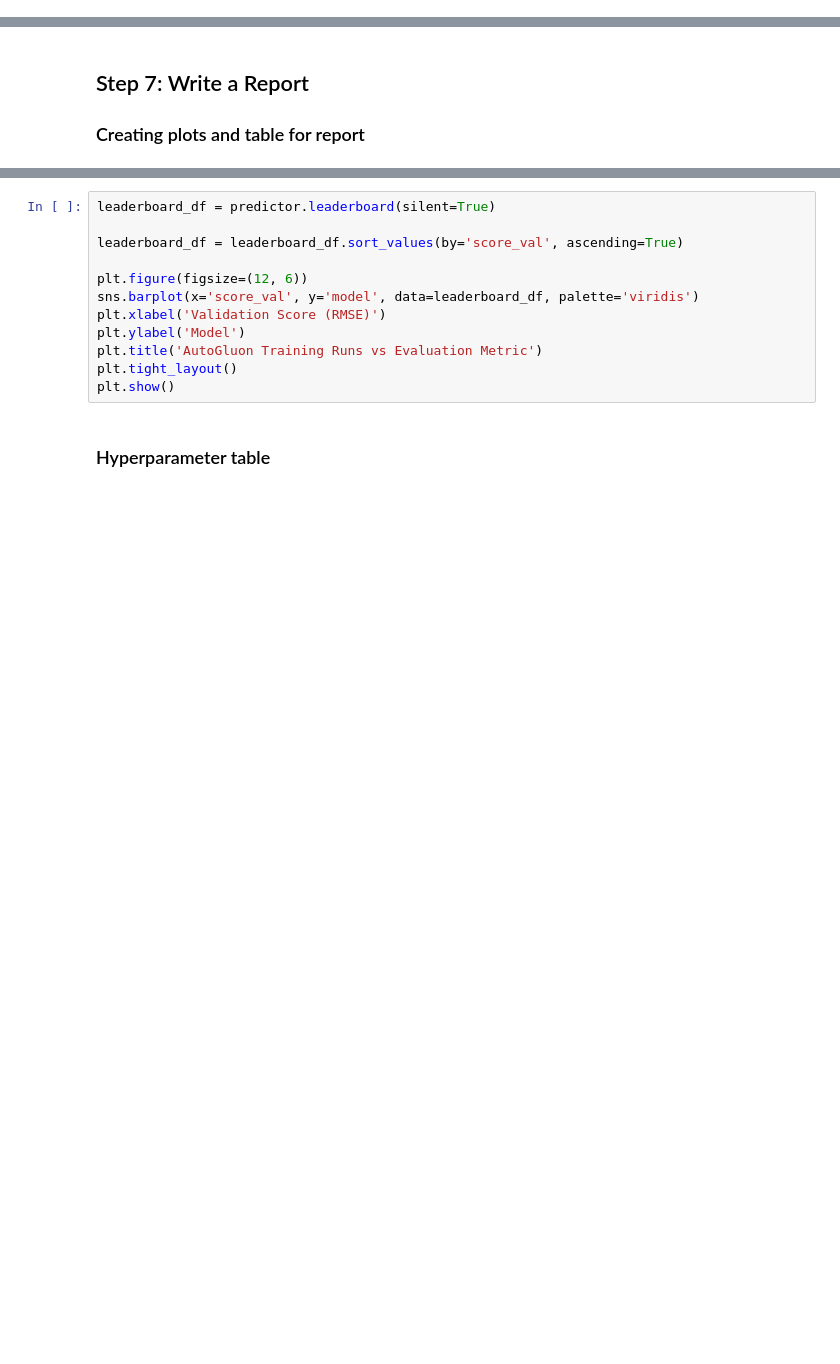
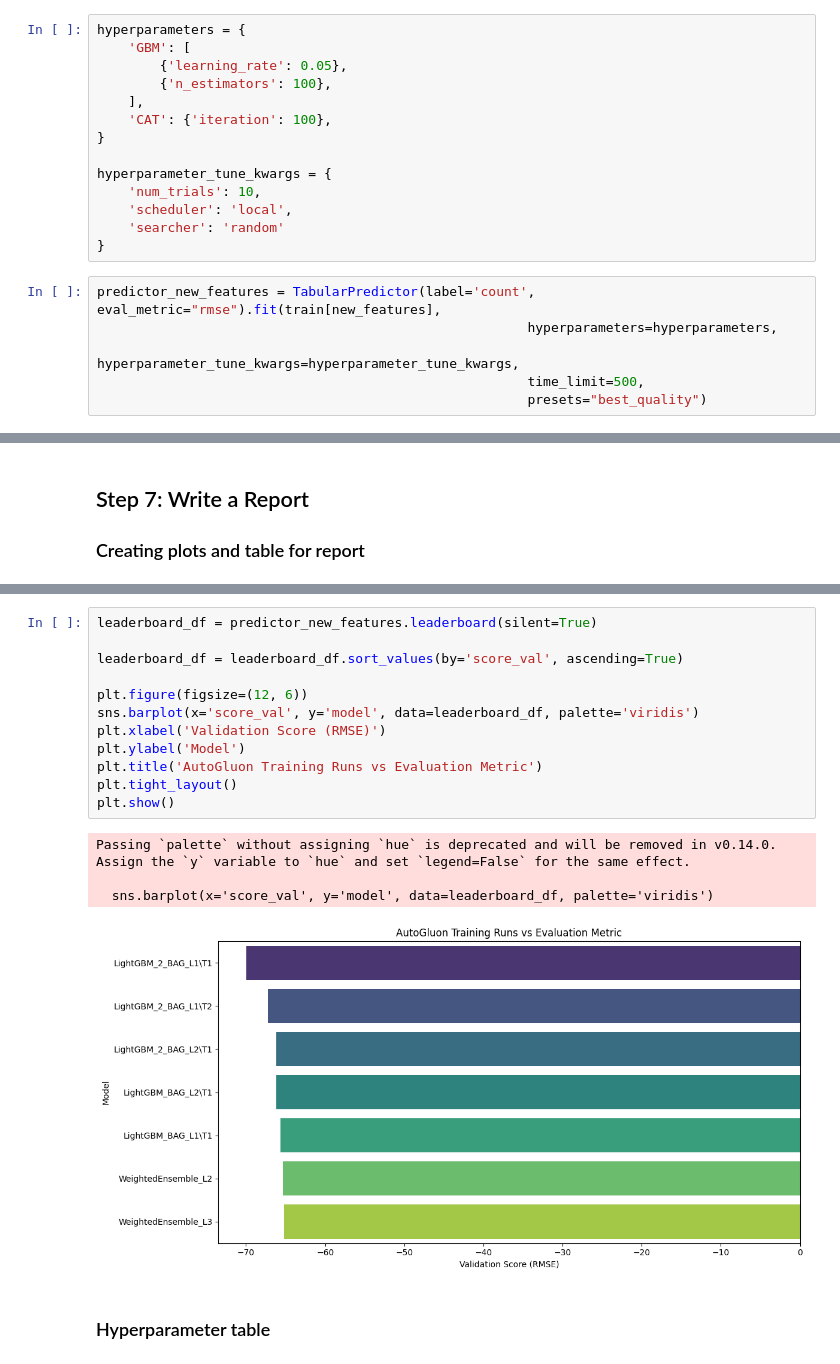
Before and after one commit to omogbolahan94/Bike-Sharing-Demand-Prediction, a Jupyter notebook: main.ipynb, the cells around one changed output, grey strips where cells are left out. Drawn from its saved outputs; the diff is of its cells as text; blank space fills up the shorter version.

```diff
--- a/main.ipynb
+++ b/main.ipynb
@@ -797,0 +819,20 @@ predictor_new_hpo3 = TabularPredictor(label='count').fit(
+# %%
+hyperparameters = {
+    'GBM': [
+        {'learning_rate': 0.05},
+        {'n_estimators': 100},
+    ],
+    'CAT': {'iteration': 100},
+}
+
+hyperparameter_tune_kwargs = {
+    'num_trials': 10,
+    'scheduler': 'local',
+    'searcher': 'random'
+}
+# %%
+predictor_new_features = TabularPredictor(label='count', eval_metric="rmse").fit(train[new_features],
+                                                       hyperparameters=hyperparameters,
+                                                       hyperparameter_tune_kwargs=hyperparameter_tune_kwargs,
+                                                       time_limit=500,
+                                                       presets="best_quality")
@@ -835,15 +948,20 @@ fig.savefig('model_test_score.png')
 # %%
-leaderboard_df = predictor.leaderboard(silent=True)
+leaderboard_df = predictor_new_features.leaderboard(silent=True)
 
 leaderboard_df = leaderboard_df.sort_values(by='score_val', ascending=True)
 
 plt.figure(figsize=(12, 6))
 sns.barplot(x='score_val', y='model', data=leaderboard_df, palette='viridis')
 plt.xlabel('Validation Score (RMSE)')
 plt.ylabel('Model')
 plt.title('AutoGluon Training Runs vs Evaluation Metric')
 plt.tight_layout()
 plt.show()
+# %% [output]
+Passing `palette` without assigning `hue` is deprecated and will be removed in v0.14.0. Assign the `y` variable to `hue` and set `legend=False` for the same effect.
+
+  sns.barplot(x='score_val', y='model', data=leaderboard_df, palette='viridis')
+[figure, added]
 # %% [markdown]
 ### Hyperparameter table
 # %%
```
Also changed, not shown: parts of 21 cells of this notebook, 4 other files.
